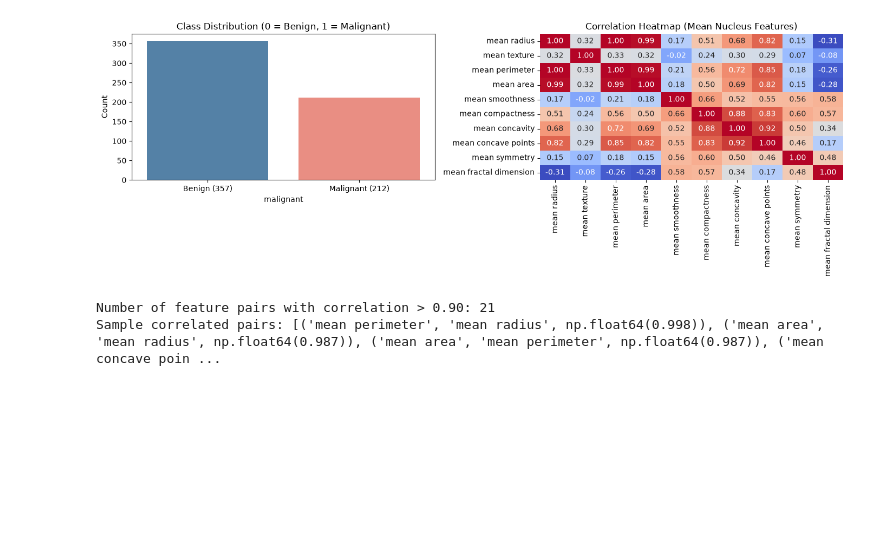
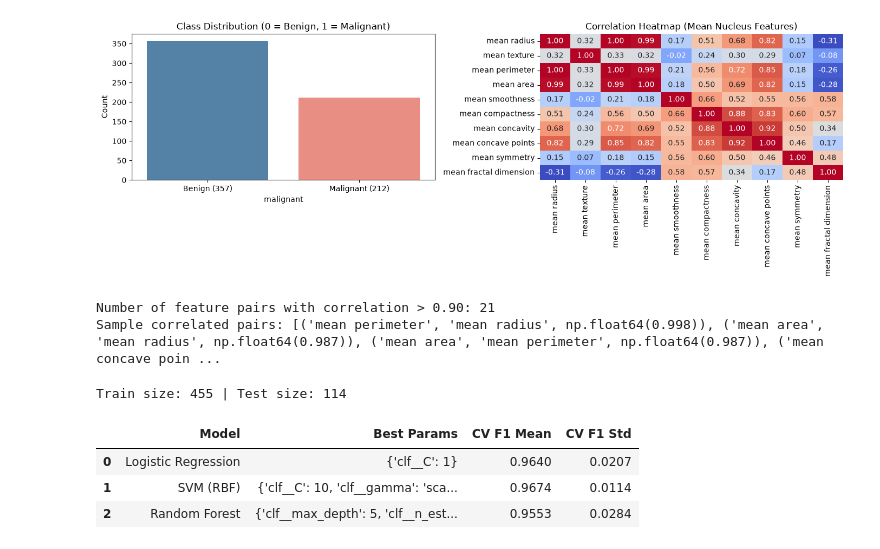
Before and after one commit to 70177202-Aliaan/AI101-ML-Assignment-70177202, a Jupyter notebook: A1_Breast_Cancer/A1_notebook.ipynb, the cells around one changed output. Cells and saved outputs as stored; diff of their text form; code cells hidden in the pictures; blank space fills up the shorter version.

Commit message:
A1: implement 80/20 split and 5-fold GridSearchCV tuning

```diff
--- a/A1_Breast_Cancer/A1_notebook.ipynb
+++ b/A1_Breast_Cancer/A1_notebook.ipynb
@@ -71,3 +71,69 @@ Passing `palette` without assigning `hue` is deprecated and will be removed in v
 [figure]
 Number of feature pairs with correlation > 0.90: 21
 Sample correlated pairs: [('mean perimeter', 'mean radius', np.float64(0.998)), ('mean area', 'mean radius', np.float64(0.987)), ('mean area', 'mean perimeter', np.float64(0.987)), ('mean concave poin ...
+# %%
+from sklearn.model_selection import train_test_split, StratifiedKFold, GridSearchCV
+from sklearn.preprocessing import StandardScaler
+from sklearn.pipeline import Pipeline
+from sklearn.linear_model import LogisticRegression
+from sklearn.svm import SVC
+from sklearn.ensemble import RandomForestClassifier
+
+# Stratified 80/20 split
+X_train, X_test, y_train, y_test = train_test_split(
+    X, y, test_size=0.20, stratify=y, random_state=RANDOM_STATE
+)
+print(f"Train size: {X_train.shape[0]} | Test size: {X_test.shape[0]}")
+
+cv = StratifiedKFold(n_splits=5, shuffle=True, random_state=RANDOM_STATE)
+
+# Define 3 Pipelines (Scaler is inside Pipeline to prevent data leakage)
+pipelines = {
+    "Logistic Regression": Pipeline([
+        ("scaler", StandardScaler()),
+        ("clf", LogisticRegression(max_iter=1000, random_state=RANDOM_STATE))
+    ]),
+    "SVM (RBF)": Pipeline([
+        ("scaler", StandardScaler()),
+        ("clf", SVC(kernel="rbf", probability=True, random_state=RANDOM_STATE))
+    ]),
+    "Random Forest": Pipeline([
+        ("scaler", StandardScaler()),
+        ("clf", RandomForestClassifier(random_state=RANDOM_STATE))
+    ])
+}
+
+# Hyperparameter grids for 5-fold CV tuning
+param_grids = {
+    "Logistic Regression": {"clf__C": [0.01, 0.1, 1, 10]},
+    "SVM (RBF)": {"clf__C": [0.1, 1, 10], "clf__gamma": ["scale", 0.01, 0.1]},
+    "Random Forest": {"clf__n_estimators": [100, 200], "clf__max_depth": [None, 5, 10]}
+}
+
+best_models = {}
+cv_results = []
+
+for name in pipelines:
+    grid = GridSearchCV(
+        pipelines[name], param_grids[name], cv=cv, scoring="f1", n_jobs=-1
+    )
+    grid.fit(X_train, y_train)
+    best_models[name] = grid.best_estimator_
+
+    mean_score = grid.best_score_
+    std_score = grid.cv_results_["std_test_score"][grid.best_index_]
+    cv_results.append({
+        "Model": name,
+        "Best Params": grid.best_params_,
+        "CV F1 Mean": round(mean_score, 4),
+        "CV F1 Std": round(std_score, 4)
+    })
+
+cv_df = pd.DataFrame(cv_results)
+display(cv_df)
+# %% [output]
+Train size: 455 | Test size: 114
+|  | Model | Best Params | CV F1 Mean | CV F1 Std |
+| 0 | Logistic Regression | {'clf__C': 1} | 0.9640 | 0.0207 |
+| 1 | SVM (RBF) | {'clf__C': 10, 'clf__gamma': 'sca... | 0.9674 | 0.0114 |
+| 2 | Random Forest | {'clf__max_depth': 5, 'clf__n_est... | 0.9553 | 0.0284 |
```
